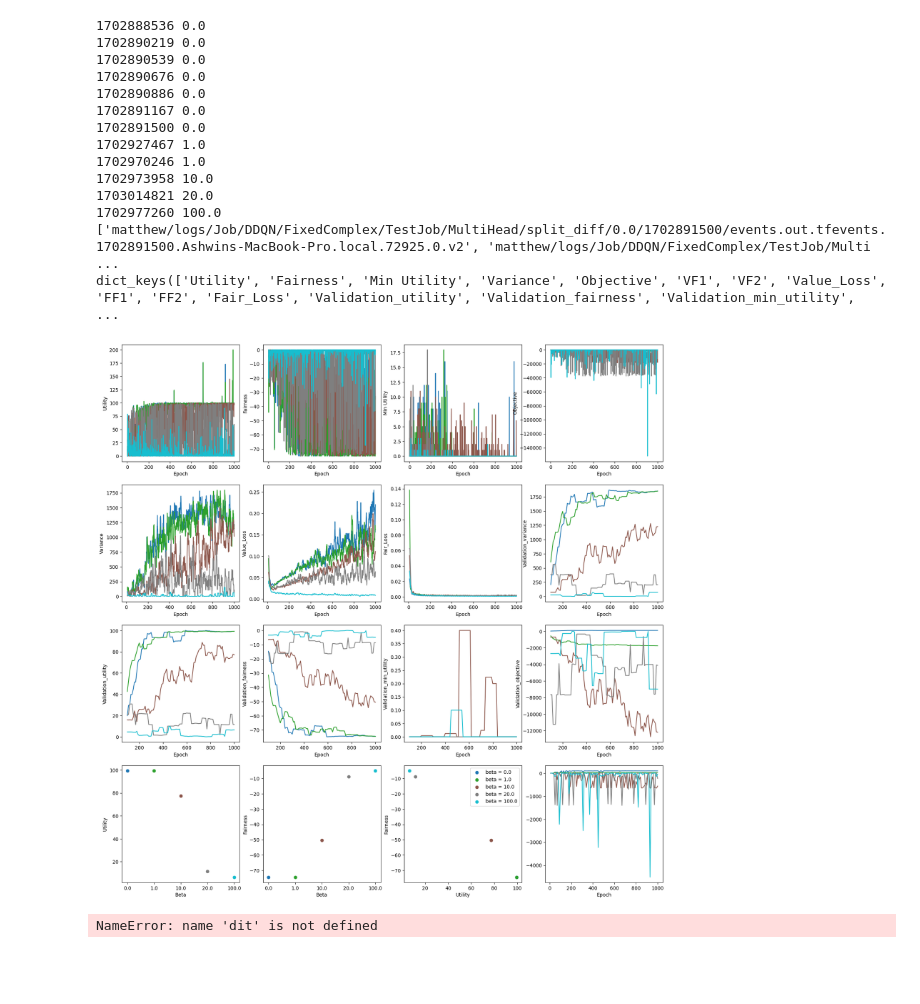
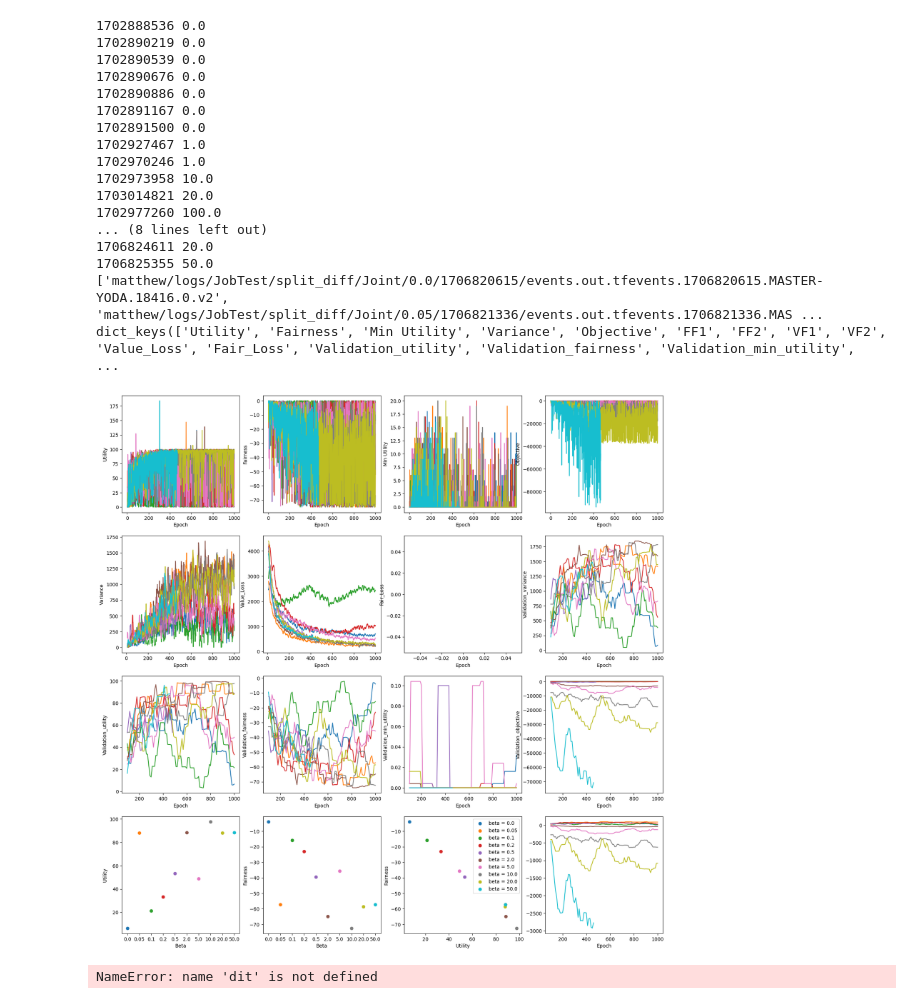
Before and after one commit to kumar-ashwin/FEN, a Jupyter notebook: RunAnalysis.ipynb, the cells around one changed output. Saved outputs shown, nothing was run; the diff lists cells and outputs as text; code cells hidden in the pictures; blank space fills up the shorter version.

```diff
--- a/RunAnalysis.ipynb
+++ b/RunAnalysis.ipynb
@@ -165,7 +165,7 @@ for j, logdir in enumerate(logdirs):
     # print(len(x1), len(x2), betas[j])
     y = [float(x1[i]) + float(betas[j])*float(x2[i]) for i in range(len(x1))]
     # y = [float(x1[i])**0.5 for i in range(len(x1))]
-    y_smooth = pd.DataFrame(y).rolling(1).mean()
+    y_smooth = pd.DataFrame(y).rolling(10).mean()
     plt.plot(x, y_smooth, label = 'beta = ' + str(betas[j]), color = color_gradient[j])
     plt.xlabel('Epoch')
     plt.ylabel('U + F')
@@ -188,36 +188,39 @@ plt.show()
 # ys = []
 # for i, logdir in enumerate(logdirs):
 #     x = data[i]['Validation_Utility'][1][-1]
 #     y = data[i]['Validation_Fairness'][1][-1]
 #     xs.append(x)
 #     ys.append(y)
 #     plt.scatter(x, y, label = 'beta = ' + str(betas[i]), color = color_gradient[i])
 #     #Add text
 #     plt.text(x, y, betas[i], fontsize=12)
 
 # plt.plot(xs, ys, color = 'black')
 
 # plt.xlabel('Validation Utility')
 
 # plt.ylabel('Validation Fairness')
 # plt.legend()
 # plt.show()
 # %% [output]
 1702888536 0.0
 1702890219 0.0
 1702890539 0.0
 1702890676 0.0
 1702890886 0.0
 1702891167 0.0
 1702891500 0.0
 1702927467 1.0
 1702970246 1.0
 1702973958 10.0
 1703014821 20.0
 1702977260 100.0
-['matthew/logs/Job/DDQN/FixedComplex/TestJob/MultiHead/split_diff/0.0/1702891500/events.out.tfevents.1702891500.Ashwins-MacBook-Pro.local.72925.0.v2', 'matthew/logs/Job/DDQN/FixedComplex/TestJob/Multi ...
-dict_keys(['Utility', 'Fairness', 'Min Utility', 'Variance', 'Objective', 'VF1', 'VF2', 'Value_Loss', 'FF1', 'FF2', 'Fair_Loss', 'Validation_utility', 'Validation_fairness', 'Validation_min_utility',  ...
+... (8 lines left out)
+1706824611 20.0
+1706825355 50.0
+['matthew/logs/JobTest/split_diff/Joint/0.0/1706820615/events.out.tfevents.1706820615.MASTER-YODA.18416.0.v2', 'matthew/logs/JobTest/split_diff/Joint/0.05/1706821336/events.out.tfevents.1706821336.MAS ...
+dict_keys(['Utility', 'Fairness', 'Min Utility', 'Variance', 'Objective', 'FF1', 'FF2', 'VF1', 'VF2', 'Value_Loss', 'Fair_Loss', 'Validation_utility', 'Validation_fairness', 'Validation_min_utility',  ...
-[figure, old version]
+[figure, new version]
 # %%
 dit
 # #plot 2x2 subfigures using plotly
```
Also changed, not shown: 3 other files.
